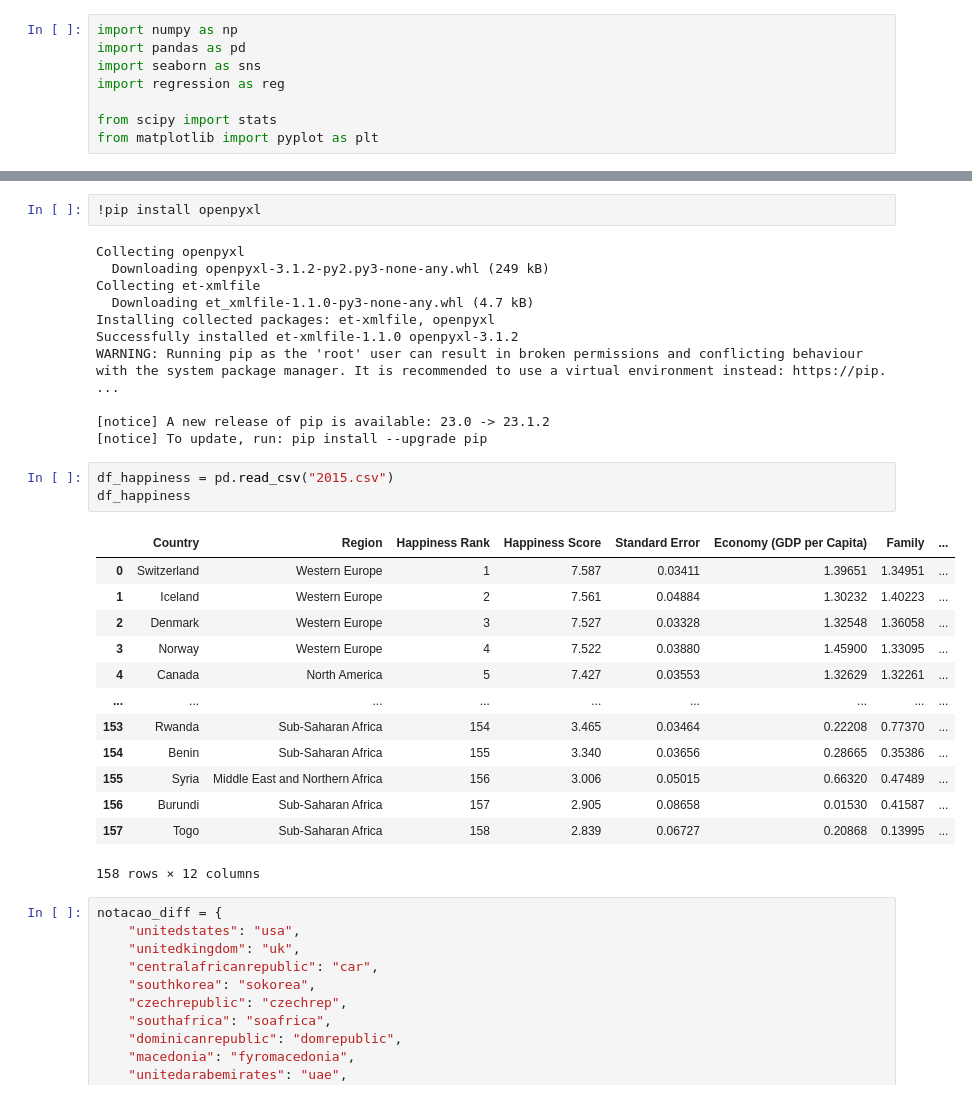
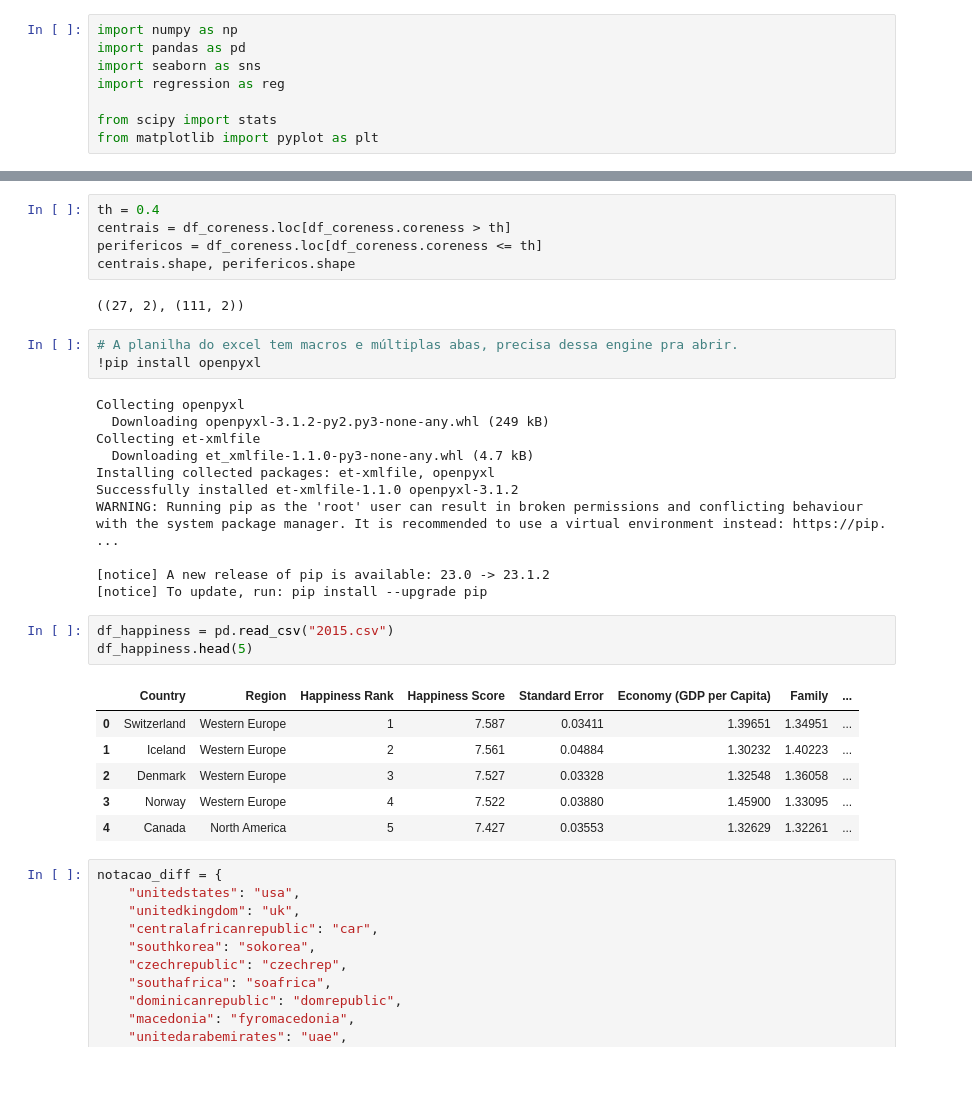
Before and after one commit to RicardoRibeiroRodrigues/Projeto-Redes-Sociais, a Jupyter notebook: notebooks/modelos_proj_variosAnos.ipynb, the cells around one changed output, grey strips where cells are left out. Drawn from its saved outputs; the diff is of its cells as text; blank space fills up the shorter version.

```diff
--- a/notebooks/modelos_proj_variosAnos.ipynb
+++ b/notebooks/modelos_proj_variosAnos.ipynb
@@ -26,4 +24,12 @@ df_coreness
+# %%
+th = 0.4
+centrais = df_coreness.loc[df_coreness.coreness > th]
+perifericos = df_coreness.loc[df_coreness.coreness <= th]
+centrais.shape, perifericos.shape
+# %% [output]
+((27, 2), (111, 2))
 # %%
+# A planilha do excel tem macros e múltiplas abas, precisa dessa engine pra abrir.
 !pip install openpyxl
 # %% [output]
 Collecting openpyxl
@@ -38,21 +44,14 @@ WARNING: Running pip as the 'root' user can result in broken permissions and con
 [notice] To update, run: pip install --upgrade pip
 # %%
 df_happiness = pd.read_csv("2015.csv")
-df_happiness
+df_happiness.head(5)
 # %% [output]
 |  | Country | Region | Happiness Rank | Happiness Score | Standard Error | Economy (GDP per Capita) | Family | ... |
 | 0 | Switzerland | Western Europe | 1 | 7.587 | 0.03411 | 1.39651 | 1.34951 | ... |
 | 1 | Iceland | Western Europe | 2 | 7.561 | 0.04884 | 1.30232 | 1.40223 | ... |
 | 2 | Denmark | Western Europe | 3 | 7.527 | 0.03328 | 1.32548 | 1.36058 | ... |
 | 3 | Norway | Western Europe | 4 | 7.522 | 0.03880 | 1.45900 | 1.33095 | ... |
 | 4 | Canada | North America | 5 | 7.427 | 0.03553 | 1.32629 | 1.32261 | ... |
-| ... | ... | ... | ... | ... | ... | ... | ... | ... |
-| 153 | Rwanda | Sub-Saharan Africa | 154 | 3.465 | 0.03464 | 0.22208 | 0.77370 | ... |
-| 154 | Benin | Sub-Saharan Africa | 155 | 3.340 | 0.03656 | 0.28665 | 0.35386 | ... |
-| 155 | Syria | Middle East and Northern Africa | 156 | 3.006 | 0.05015 | 0.66320 | 0.47489 | ... |
-| 156 | Burundi | Sub-Saharan Africa | 157 | 2.905 | 0.08658 | 0.01530 | 0.41587 | ... |
-| 157 | Togo | Sub-Saharan Africa | 158 | 2.839 | 0.06727 | 0.20868 | 0.13995 | ... |
-158 rows × 12 columns
 # %%
 notacao_diff = {
     "unitedstates": "usa",
```
Also changed, not shown: parts of 18 cells of this notebook, 1 other file.
